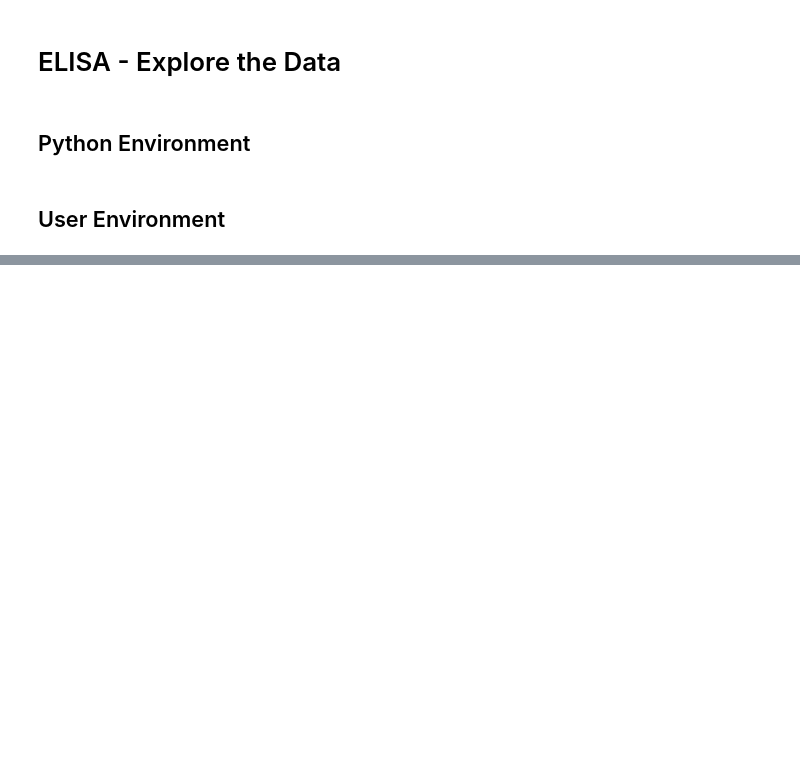
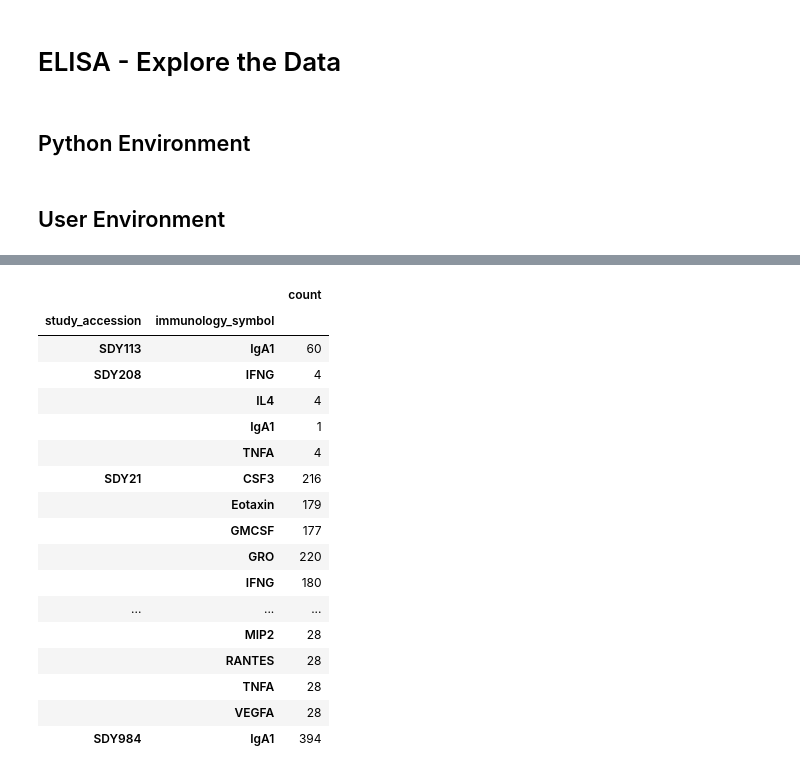
Before and after one commit to johnmcampbell13/SharedDataGraphics, a Jupyter notebook: ELISA_Explore.ipynb, the cells around one changed output, grey strips where cells are left out. Drawn from its saved outputs; the diff is of its cells as text; code cells hidden in the pictures; blank space fills up the shorter version.

```diff
--- a/ELISA_Explore.ipynb
+++ b/ELISA_Explore.ipynb
@@ -94,5 +131,0 @@ Length: 20, dtype: object
-# %%
-print(elisa_result.shape)
-number_of_rows = len(elisa_result)
-pd.set_option("display.max_rows",number_of_rows)
-elisa_result.head(10)
@@ -111,0 +249,5 @@ elisa_result.head(10)
+# %%
+#symbol_by_study = elisa_result.groupby('study_accession').immunology_symbol.value_counts()
+symbol_by_study = elisa_result.sort_values(['study_accession','immunology_symbol']).groupby(['study_accession','immunology_symbol']).immunology_symbol.count()
+symbol_by_study = symbol_by_study.to_frame()
+symbol_by_study.rename(columns={'immunology_symbol':'count'}, inplace=True)
@@ -111,0 +261,22 @@ elisa_result.head(10)
+# %%
+pd.set_option("display.max_rows",1000)
+symbol_by_study
+# %% [output]
+|  |  | count |
+| study_accession | immunology_symbol |  |
+| SDY113 | IgA1 | 60 |
+| SDY208 | IFNG | 4 |
+|  | IL4 | 4 |
+|  | IgA1 | 1 |
+|  | TNFA | 4 |
+| SDY21 | CSF3 | 216 |
+|  | Eotaxin | 179 |
+|  | GMCSF | 177 |
+|  | GRO | 220 |
+|  | IFNG | 180 |
+| ... | ... | ... |
+|  | MIP2 | 28 |
+|  | RANTES | 28 |
+|  | TNFA | 28 |
+|  | VEGFA | 28 |
+| SDY984 | IgA1 | 394 |
```
Also changed, not shown: parts of 19 cells of this notebook.
